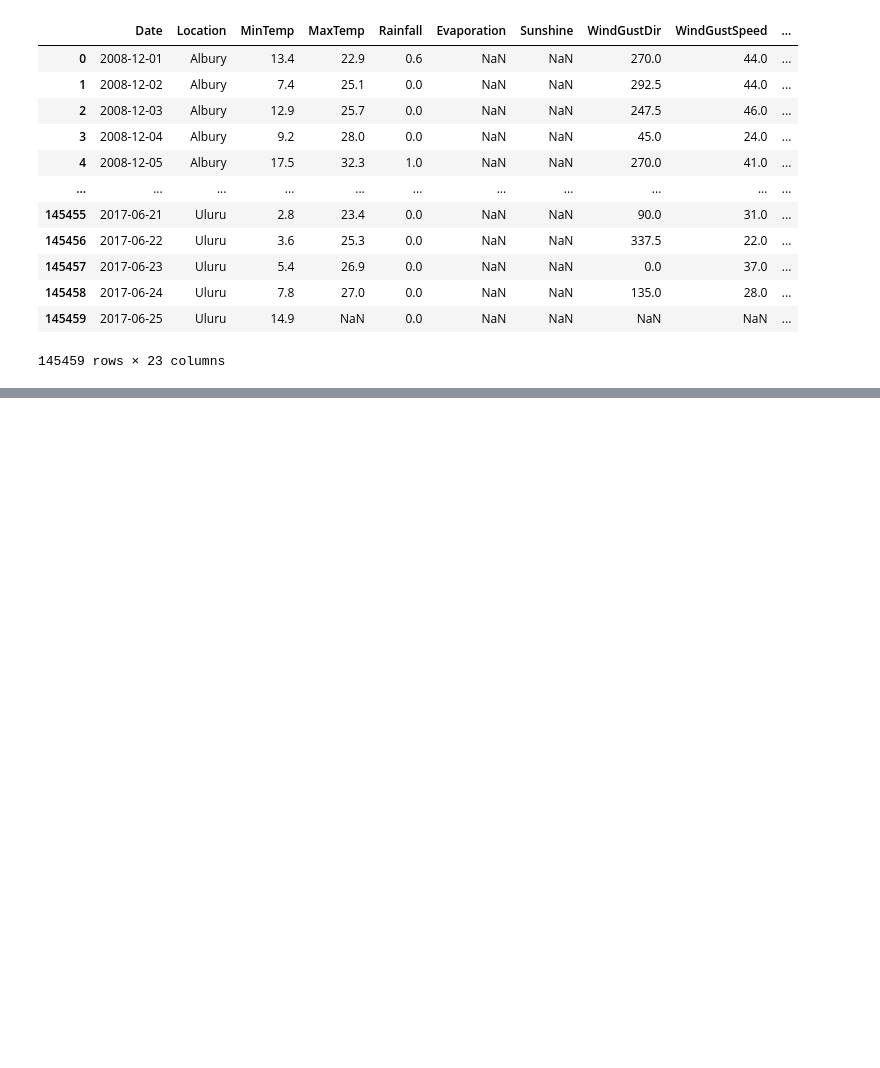
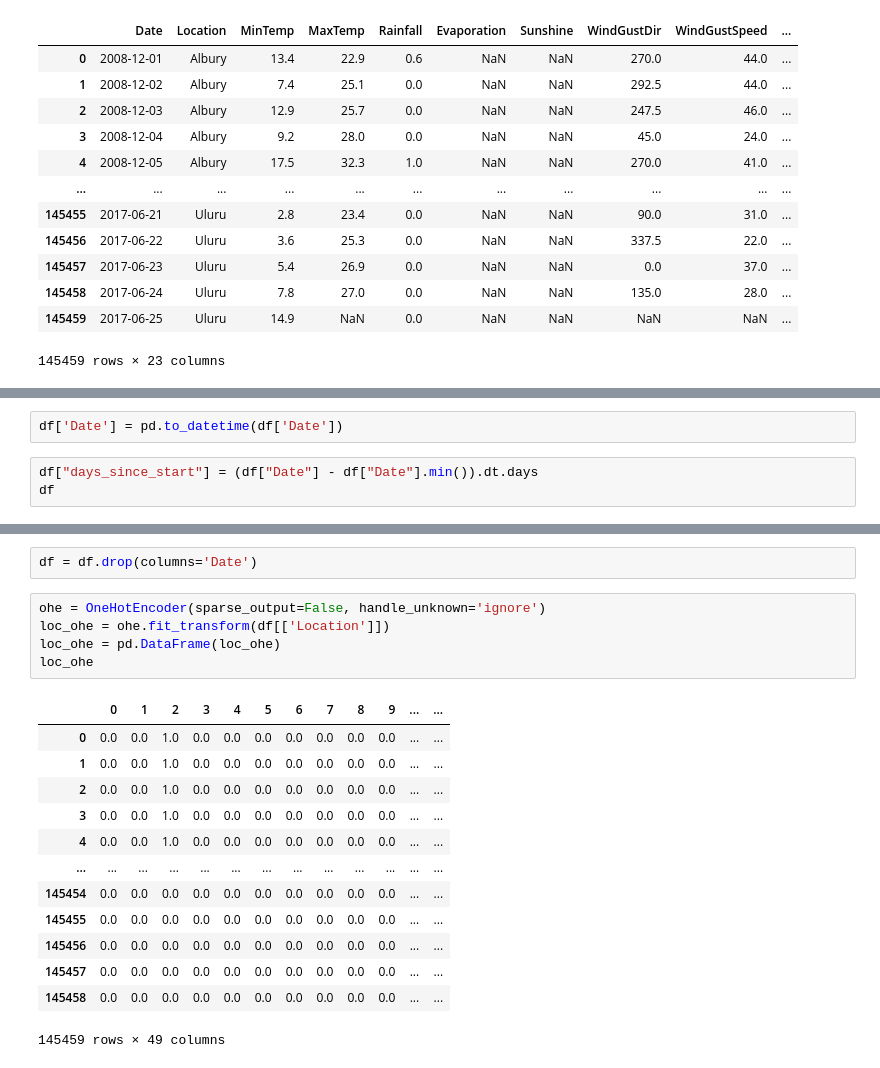
Before and after one commit to VIVALDI142857/ClassificationModelsParams, a Jupyter notebook: classification_parameters_investigation.ipynb, the cells around one changed output, grey strips where cells are left out. Drawn from its saved outputs; the diff is of its cells as text; blank space fills up the shorter version.

```diff
--- a/classification_parameters_investigation.ipynb
+++ b/classification_parameters_investigation.ipynb
@@ -240,0 +244,5 @@ df
+# %%
+df['Date'] = pd.to_datetime(df['Date'])
+# %%
+df["days_since_start"] = (df["Date"] - df["Date"].min()).dt.days
+df
@@ -240,0 +263,21 @@ df
+# %%
+df = df.drop(columns='Date')
+# %%
+ohe = OneHotEncoder(sparse_output=False, handle_unknown='ignore')
+loc_ohe = ohe.fit_transform(df[['Location']])
+loc_ohe = pd.DataFrame(loc_ohe)
+loc_ohe
+# %% [output]
+|  | 0 | 1 | 2 | 3 | 4 | 5 | 6 | 7 | 8 | 9 | ... | ... |
+| 0 | 0.0 | 0.0 | 1.0 | 0.0 | 0.0 | 0.0 | 0.0 | 0.0 | 0.0 | 0.0 | ... | ... |
+| 1 | 0.0 | 0.0 | 1.0 | 0.0 | 0.0 | 0.0 | 0.0 | 0.0 | 0.0 | 0.0 | ... | ... |
+| 2 | 0.0 | 0.0 | 1.0 | 0.0 | 0.0 | 0.0 | 0.0 | 0.0 | 0.0 | 0.0 | ... | ... |
+| 3 | 0.0 | 0.0 | 1.0 | 0.0 | 0.0 | 0.0 | 0.0 | 0.0 | 0.0 | 0.0 | ... | ... |
+| 4 | 0.0 | 0.0 | 1.0 | 0.0 | 0.0 | 0.0 | 0.0 | 0.0 | 0.0 | 0.0 | ... | ... |
+| ... | ... | ... | ... | ... | ... | ... | ... | ... | ... | ... | ... | ... |
+| 145454 | 0.0 | 0.0 | 0.0 | 0.0 | 0.0 | 0.0 | 0.0 | 0.0 | 0.0 | 0.0 | ... | ... |
+| 145455 | 0.0 | 0.0 | 0.0 | 0.0 | 0.0 | 0.0 | 0.0 | 0.0 | 0.0 | 0.0 | ... | ... |
+| 145456 | 0.0 | 0.0 | 0.0 | 0.0 | 0.0 | 0.0 | 0.0 | 0.0 | 0.0 | 0.0 | ... | ... |
+| 145457 | 0.0 | 0.0 | 0.0 | 0.0 | 0.0 | 0.0 | 0.0 | 0.0 | 0.0 | 0.0 | ... | ... |
+| 145458 | 0.0 | 0.0 | 0.0 | 0.0 | 0.0 | 0.0 | 0.0 | 0.0 | 0.0 | 0.0 | ... | ... |
+145459 rows × 49 columns
```
Also changed, not shown: parts of 23 cells of this notebook.
